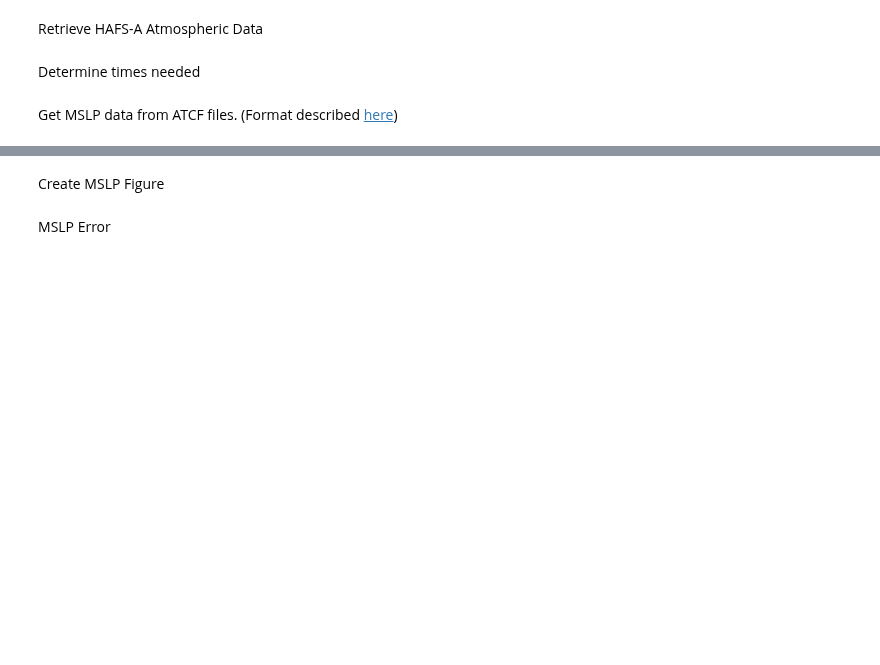
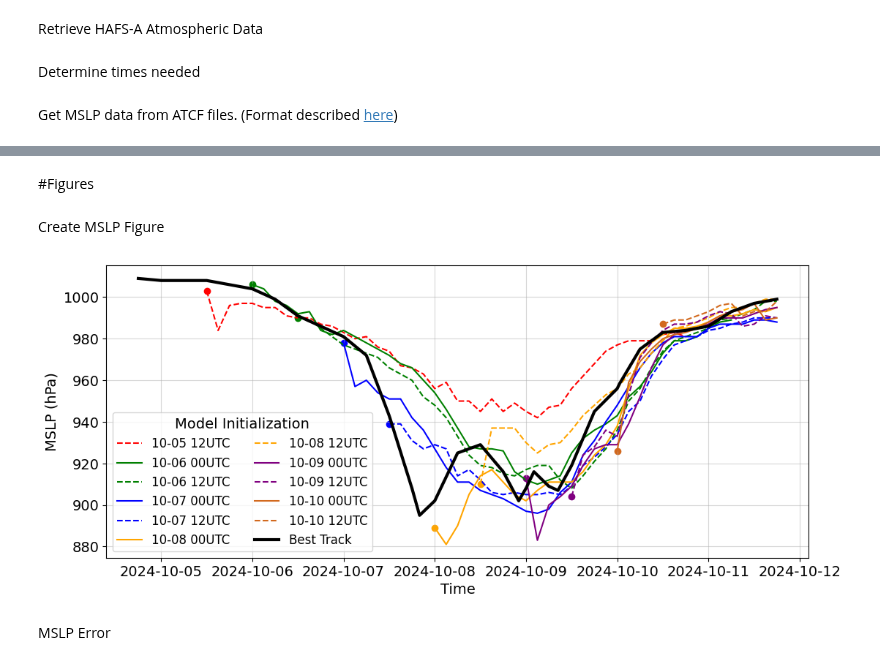
Before and after one commit to SeanBarnier/HAFS_Air-Sea, a Jupyter notebook: HAFSA_Atmosphere.ipynb, the cells around one changed output, grey strips where cells are left out. Drawn from its saved outputs; the diff is of its cells as text; code cells hidden in the pictures; blank space fills up the shorter version.

Commit message:
Minor plotting changes

```diff
--- a/HAFSA_Atmosphere.ipynb
+++ b/HAFSA_Atmosphere.ipynb
@@ -140,3 +160,7 @@ for init, fhourList in fcastTimes.items():
+# %% [markdown]
+#Figures
+# %%
+plt.rcParams.update({'font.size': 14})
 # %% [markdown]
 Create MSLP Figure
 # %%
@@ -148,24 +172,26 @@ linestyles = {0:"-", 6:".-", 12:"--", 18:":"}
 # %%
 stormStartMSLPs = [list(stormMSLP[key].values())[0] for key in stormMSLP.keys()]
 
 mslpFig = plt.figure(figsize=(12, 5))
 mslpAx = mslpFig.add_axes([0.1,0.1,0.8,0.8])
 
 for run in stormMSLP.keys():
   runLabel = f"{run[4:6]}-{run[6:8]} {run[8:10]}UTC"
   mslpPlot = mslpAx.plot(stormMSLP[run].keys(), stormMSLP[run].values(), color=cols[int(run[6:8])], linestyle=linestyles[int(run[8:10])], label=runLabel)
   #if run[6:8] not in doneDays: mslpPlot[0].set_label(f"10-{run[6:8]}")
   #doneDays.append(run[6:8])
   mslpAx.scatter(list(stormMSLP[run].keys())[0], list(stormMSLP[run].values())[0], color=cols[int(run[6:8])])
 
 mslpAx.plot(btDates, tc.mslp, label="Best Track", color="black", linewidth=3)
 
 mslpAx.set_xlabel("Time")
 mslpAx.set_ylabel("MSLP (hPa)")
 mslpAx.grid(alpha=0.5)
-mslpAx.legend(title="Model Initialization")
+mslpAx.legend(title="Model Initialization", ncols=2, fontsize=12)
 
 mslpFig.savefig(filepath + "/mslp_allRuns.png")
+# %% [output]
+[figure, added]
 # %% [markdown]
 MSLP Error
 # %%
```
Also changed, not shown: parts of 13 cells of this notebook.
